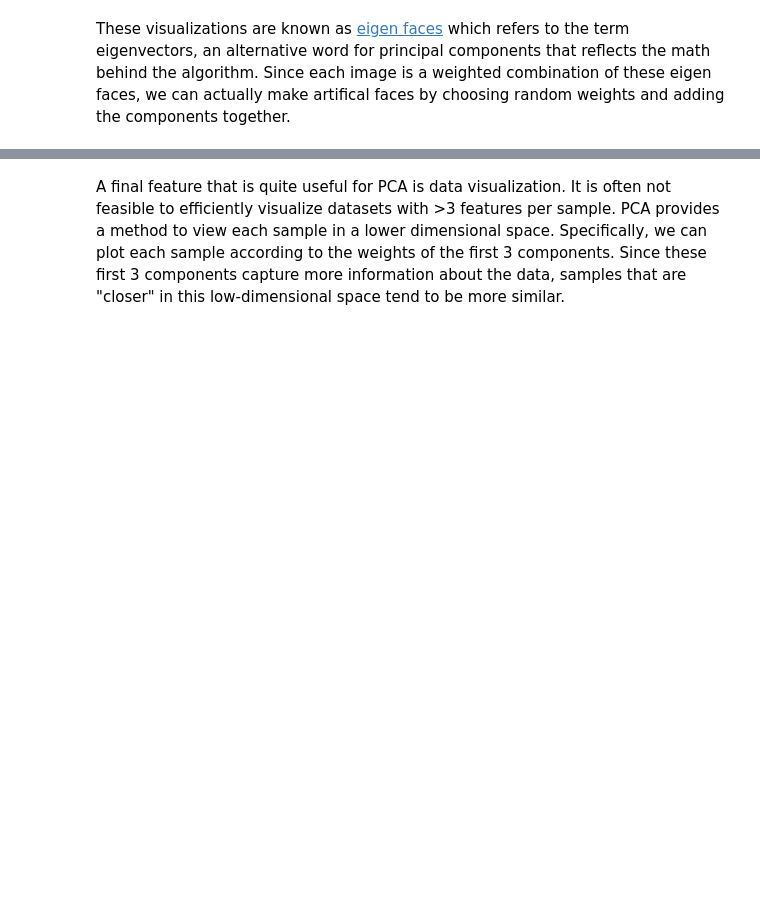
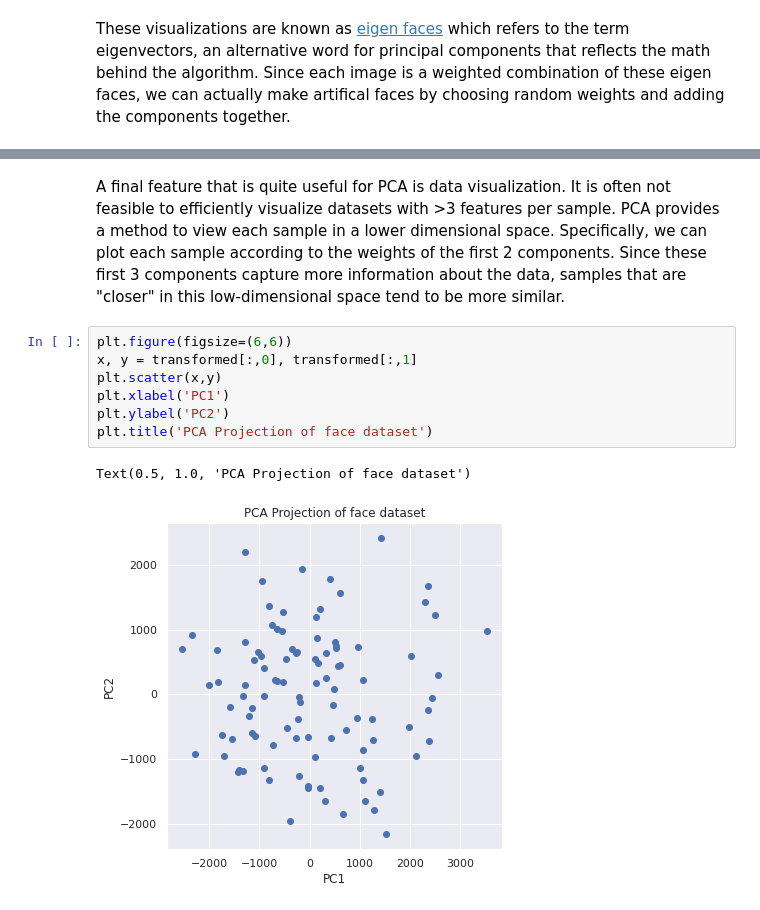
Before and after one commit to ntolley/ds_examples, a Jupyter notebook: PCA.ipynb, the cells around one changed output, grey strips where cells are left out. Saved outputs shown, nothing was run; the diff lists cells and outputs as text; blank space fills up the shorter version.

```diff
--- a/PCA.ipynb
+++ b/PCA.ipynb
@@ -144,2 +147,12 @@ Text(0.5, 1.0, 'Artifical Face')
 # %% [markdown]
-A final feature that is quite useful for PCA is data visualization. It is often not feasible to efficiently visualize datasets with >3 features per sample. PCA provides a method to view each sample in a lower dimensional space. Specifically, we can plot each sample according to the weights of the first 3 components. Since these first 3 components capture more information about the data, samples that are "closer" in this low-dimensional space tend to be more similar.
+A final feature that is quite useful for PCA is data visualization. It is often not feasible to efficiently visualize datasets with >3 features per sample. PCA provides a method to view each sample in a lower dimensional space. Specifically, we can plot each sample according to the weights of the first 2 components. Since these first 3 components capture more information about the data, samples that are "closer" in this low-dimensional space tend to be more similar.
+# %%
+plt.figure(figsize=(6,6))
+x, y = transformed[:,0], transformed[:,1]
+plt.scatter(x,y)
+plt.xlabel('PC1')
+plt.ylabel('PC2')
+plt.title('PCA Projection of face dataset')
+# %% [output]
+Text(0.5, 1.0, 'PCA Projection of face dataset')
+[figure, added]
```
Also changed, not shown: parts of 11 cells of this notebook.
